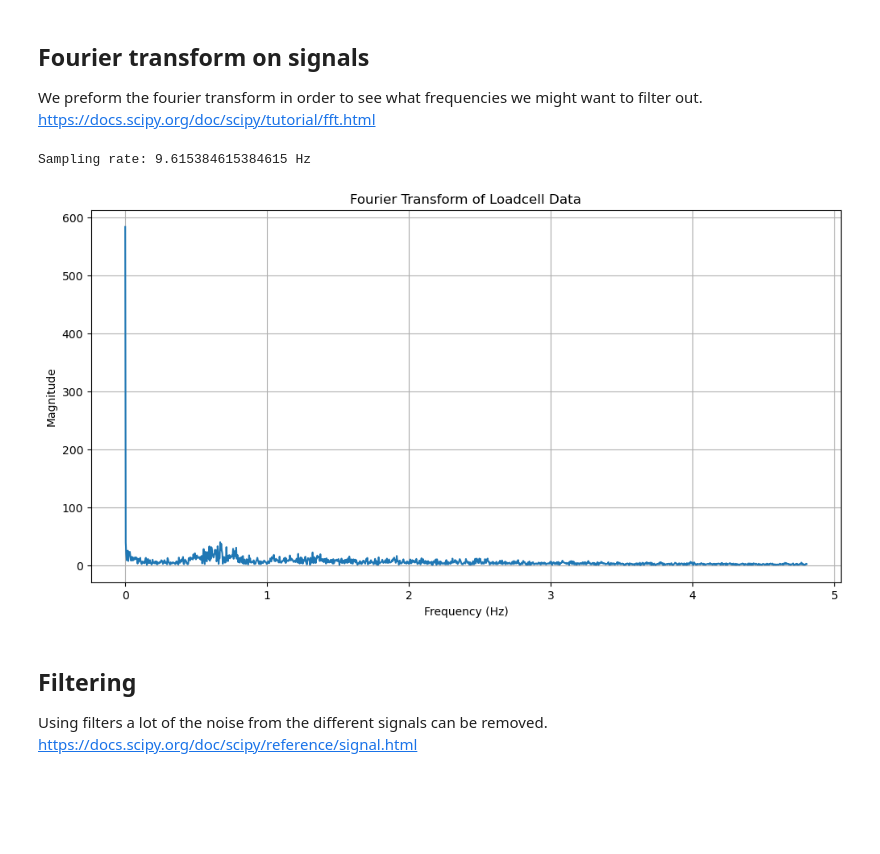
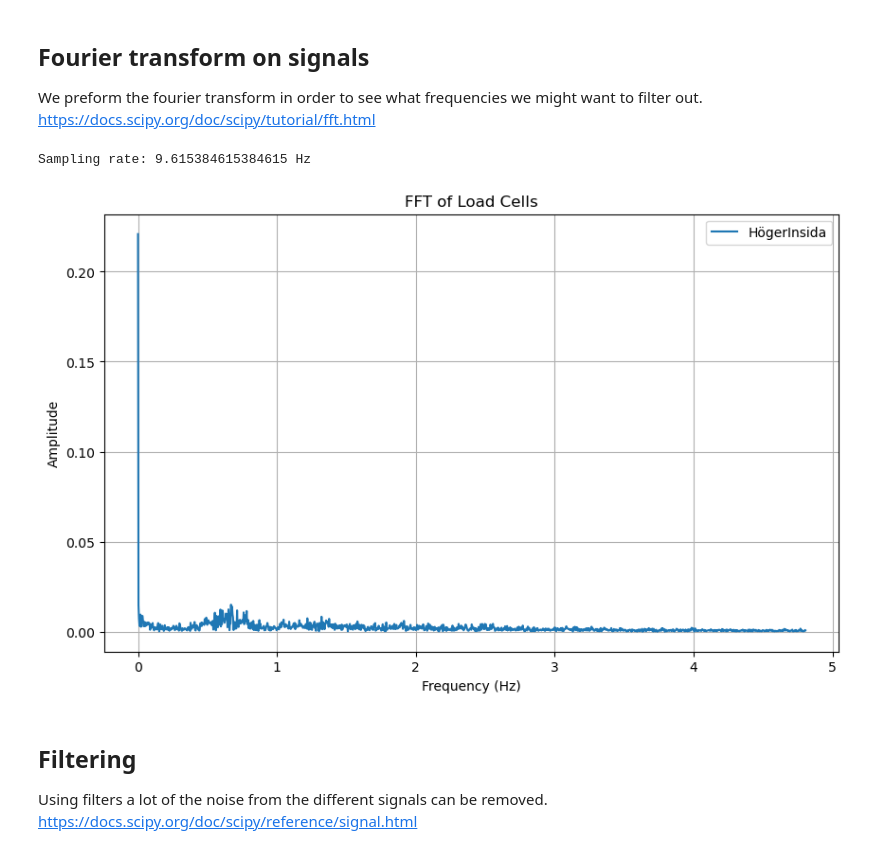
Before and after one commit to Husmarke/Kandidat-Cross-Country-Technique, a Jupyter notebook: kandidat_kod.ipynb, the cells around one changed output. Cells and saved outputs as stored; diff of their text form; code cells hidden in the pictures; blank space fills up the shorter version.

Commit message:
Added fourier transform of Loadcell data

```diff
--- a/kandidat_kod.ipynb
+++ b/kandidat_kod.ipynb
@@ -223,14 +210,14 @@ TypeError: unsupported operand type(s) for -: 'str' and 'str'
 import numpy as np
 import matplotlib.pyplot as plt
 from ipywidgets import interact, IntSlider
-file_name = 'test1'
+file_name = 'FullSetup_Walking'
 log_df = pd.read_csv(f"Logging/ExampleLogs/{file_name}.txt", header = None, delimiter=' ')
 
 # adding column headings
-log_df.columns = ['Timestamp', 'Foot_V', 'loadcell1V','loadcell2V', 'loadcell3V','Foot_H','loadcell1H','loadcell2H', 'loadcell3H', 'DistanceName', 'Distance']
+log_df.columns = ['Timestamp', 'Foot_V', 'loadcell1V','loadcell2V', 'loadcell3V','fel','Foot_H','loadcell1H','loadcell2H', 'loadcell3H', 'DistanceName', 'Distance']
 
 # dropping unnececary columns
-log_df = log_df.drop(columns=['Foot_H', 'Foot_V','DistanceName']) # "fel" is because of an unnecesary space, fixed in code so remove when no longer using outdated data
+log_df = log_df.drop(columns=['Foot_H', 'Foot_V','DistanceName','fel']) # "fel" is because of an unnecesary space, fixed in code so remove when no longer using outdated data
 
 # normalize data columns
 ScaleColumns = ("loadcell1H",'loadcell2H', 'loadcell3H','loadcell1V','loadcell2V', 'loadcell3V')
@@ -271,9 +258,7 @@ def draw_feet(value_index):
     plt.show()
 
 # Create slider
-time1 = 2000
-time2 = 2100
-interact(draw_feet, value_index=IntSlider(min=time1, max=time2, step=1, value=0))
+interact(draw_feet, value_index=IntSlider(min=0, max=log_df['Timestamp'].shape[0]-1, step=1, value=0));
 # %% [output]
 interactive(children=(IntSlider(value=2000, description='value_index', max=2100, min=2000), Output()), _dom_cl…
 <function __main__.draw_feet(value_index)>
@@ -282,37 +267,32 @@ interactive(children=(IntSlider(value=2000, description='value_index', max=2100,
 We preform the fourier transform in order to see what frequencies we might want to filter out.
 https://docs.scipy.org/doc/scipy/tutorial/fft.html
 # %%
-
-# preform a fourier transform on the loadcell data
-def fourier_transform(data, sampling_rate):
-    """Performs a Fourier Transform on the data."""
-    n = len(data)
-    freq = np.fft.fftfreq(n, d=1/sampling_rate)
-    fft_result = np.fft.fft(data)
-    return freq, np.abs(fft_result)
-
-# example usage of the fourier transform function
-# Convert the Timestamp column to datetime format
-log_df["Timestamp"] = pd.to_datetime(log_df["Timestamp"], format='%H:%M:%S.%f')
-
-# Calculate the sampling rate from the timestamps in the dataframe
-# convert the Timestamp column to datetime format
-log_df["Timestamp"] = pd.to_datetime(log_df["Timestamp"], format='%H:%M:%S.%f')
-sampling_rate = 1 / ((log_df["Timestamp"].iloc[1] - log_df["Timestamp"].iloc[0]).total_seconds())
-print("Sampling rate:",sampling_rate, "Hz")
-# Perform Fourier Transform on the first loadcell data
-freq, fft_result = fourier_transform(log_df['loadcell1H'], sampling_rate)
-# Plot the Fourier Transform result
-plt.figure(figsize=(12, 6))
-plt.plot(freq[:len(freq)//2], fft_result[:len(fft_result)//2])
-plt.title('Fourier Transform of Loadcell Data')
-plt.xlabel('Frequency (Hz)')
-plt.ylabel('Magnitude')
+# calculate the frequency of the data colected from the timestamps
+sampling_rate = 1 / (log_df["Timestamp"].iloc[1] - log_df["Timestamp"].iloc[0]).total_seconds() # Hz
+n_samples = len(log_df["Timestamp"]) # number of samples
+duration = n_samples / sampling_rate # seconds
+# calculate the frequency of the data collected from the timestamps
+frequency = np.fft.fftfreq(n_samples, d=1/sampling_rate) # frequency in Hz
+print(f"Sampling rate: {sampling_rate} Hz")
+# calculate the FFT of the data for every loadcell with a for loop
+FFT = {}
+for column in ScaleColumns:
+    FFT[column] = np.fft.fft(log_df[column])
+    FFT[column] = np.abs(FFT[column]) / n_samples # normalize the FFT
+    FFT[column] = FFT[column][:n_samples // 2] # take only the positive frequencies
+    frequency = frequency[:n_samples // 2] # take only the positive frequencies
+# plot the FFT of a single loadcell
+plt.figure(figsize=(10, 6))
+plt.plot(frequency, FFT['loadcell1H'], label='HögerInsida') # plot the FFT of the loadcell
+plt.legend() # plot the legend
+plt.xlabel('Frequency (Hz)') # x-axis label
+plt.ylabel('Amplitude') # y-axis label
+plt.title('FFT of Load Cells') # title of the plot
 plt.grid()
 plt.show()
 # %% [output]
 Sampling rate: 9.615384615384615 Hz
-[figure, old version]
+[figure, new version]
 # %% [markdown]
 ## Filtering
 Using filters a lot of the noise from the different signals can be removed.
```
Also changed, not shown: parts of 3 cells of this notebook.
